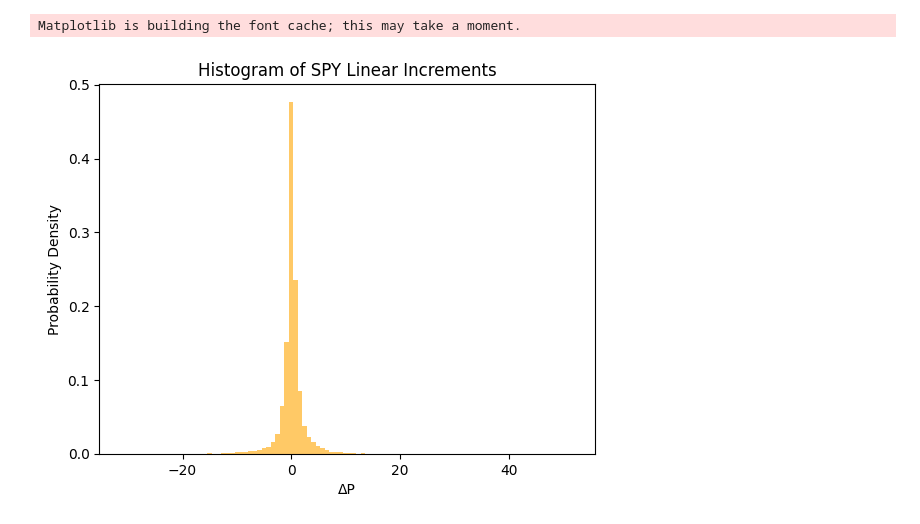
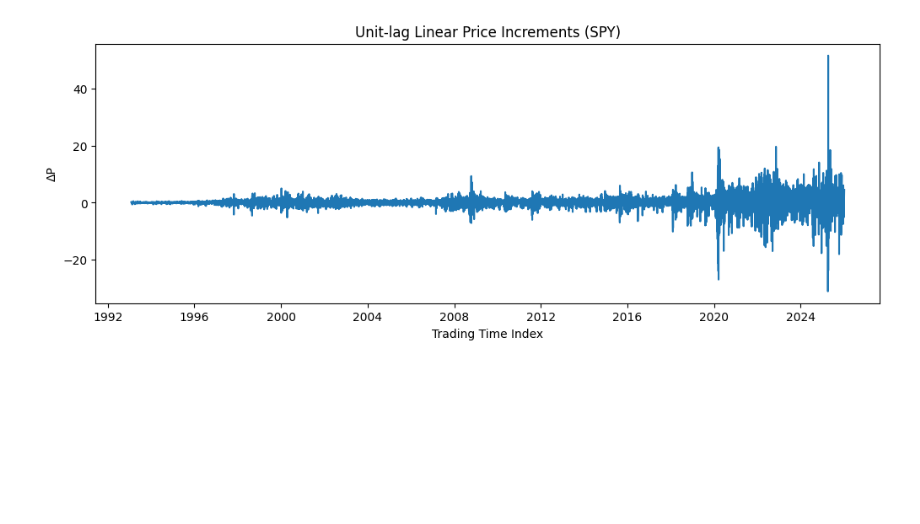
Before and after one commit to quantarram/quant-regime-research, a Jupyter notebook: notebooks/01_exploration.ipynb, the cells around one changed output. Cells and saved outputs as stored; diff of their text form; code cells hidden in the pictures; blank space fills up the shorter version.

```diff
--- a/notebooks/01_exploration.ipynb
+++ b/notebooks/01_exploration.ipynb
@@ -4,18 +4,16 @@ import pandas as pd
 # Load the data
 df = pd.read_csv('../data/raw/SPY_daily_yahoo_raw.csv', skiprows=[0,1,2], header=None, names=['Date','Adj Close','Close','High','Low','Open','Volume'], index_col=0, parse_dates=True, dtype={'Adj Close': float, 'Close': float, 'High': float, 'Low': float, 'Open': float, 'Volume': int})
 
-# Compute 1-day linear increments
+# Compute 1-time index linear increments
 df['delta_P'] = df['Adj Close'].diff()
-
-# Drop the first NaN
-df = df.dropna()
-# %%
-import matplotlib.pyplot as plt
-plt.hist(df['delta_P'], bins=100, density=True, alpha=0.6, color='orange')
-plt.title('Histogram of SPY Linear Increments')
-plt.xlabel('ΔP')
-plt.ylabel('Probability Density')
-plt.show()
-# %% [output]
-Matplotlib is building the font cache; this may take a moment.
-[figure, removed]
+# %%
+import matplotlib.pyplot as plt
+
+plt.figure(figsize=(12,4))
+plt.plot(df['delta_P'])
+plt.title('Unit-lag Linear Price Increments (SPY)')
+plt.xlabel('Trading Time Index')
+plt.ylabel('ΔP')
+plt.show()
+# %% [output]
+[figure, added]
```
Also changed, not shown: parts of 1 cell of this notebook.
